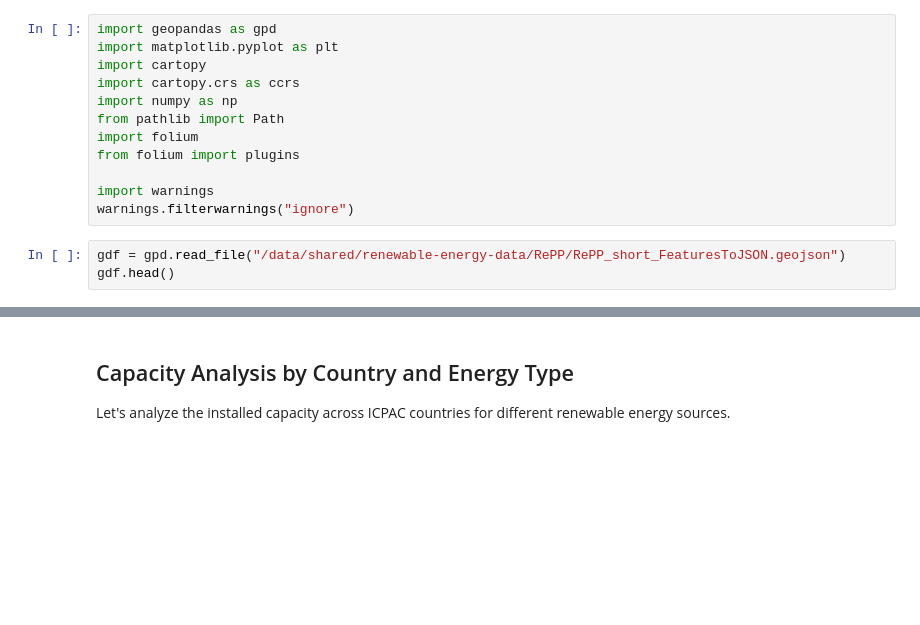
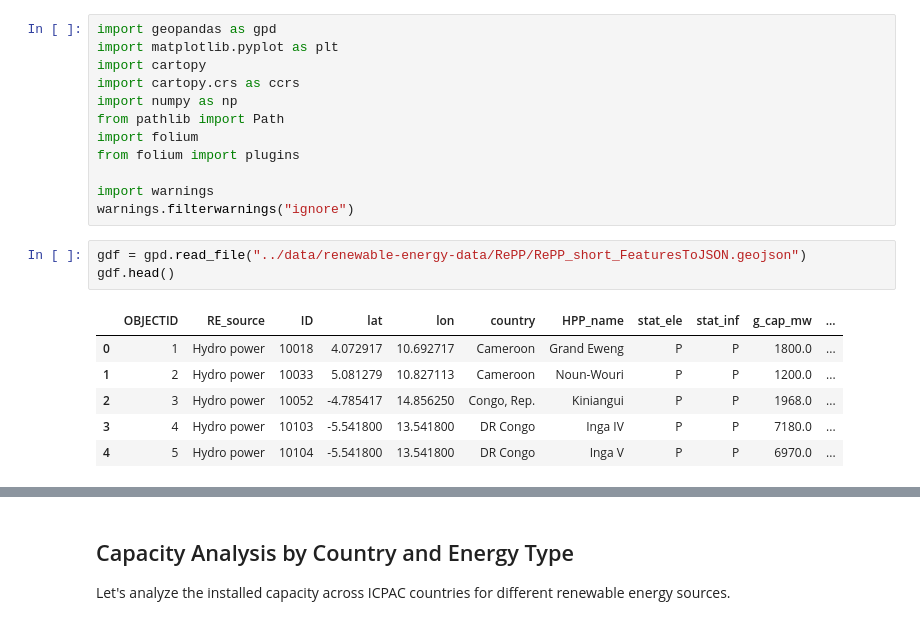
Before and after one commit to HKV-products-services/Capacity-Building-ICPAC-for-climate-services, a Jupyter notebook: 1_IBF_Renewable_Energy/1_Renewable_Energy_Plants.ipynb, the cells around one changed output, grey strips where cells are left out. Cells and saved outputs as stored; diff of their text form; blank space fills up the shorter version.

```diff
--- a/1_IBF_Renewable_Energy/1_Renewable_Energy_Plants.ipynb
+++ b/1_IBF_Renewable_Energy/1_Renewable_Energy_Plants.ipynb
@@ -20,8 +20,15 @@ from folium import plugins
 import warnings
 warnings.filterwarnings("ignore")
 # %%
-gdf = gpd.read_file("/data/shared/renewable-energy-data/RePP/RePP_short_FeaturesToJSON.geojson")
+gdf = gpd.read_file("../data/renewable-energy-data/RePP/RePP_short_FeaturesToJSON.geojson")
 gdf.head()
+# %% [output]
+|  | OBJECTID | RE_source | ID | lat | lon | country | HPP_name | stat_ele | stat_inf | g_cap_mw | ... |
+| 0 | 1 | Hydro power | 10018 | 4.072917 | 10.692717 | Cameroon | Grand Eweng | P | P | 1800.0 | ... |
+| 1 | 2 | Hydro power | 10033 | 5.081279 | 10.827113 | Cameroon | Noun-Wouri | P | P | 1200.0 | ... |
+| 2 | 3 | Hydro power | 10052 | -4.785417 | 14.856250 | Congo, Rep. | Kiniangui | P | P | 1968.0 | ... |
+| 3 | 4 | Hydro power | 10103 | -5.541800 | 13.541800 | DR Congo | Inga IV | P | P | 7180.0 | ... |
+| 4 | 5 | Hydro power | 10104 | -5.541800 | 13.541800 | DR Congo | Inga V | P | P | 6970.0 | ... |
 # %%
 icpac_countries = [
     "Burundi",
```
Also changed, not shown: parts of 2 cells of this notebook, 10 other files.
